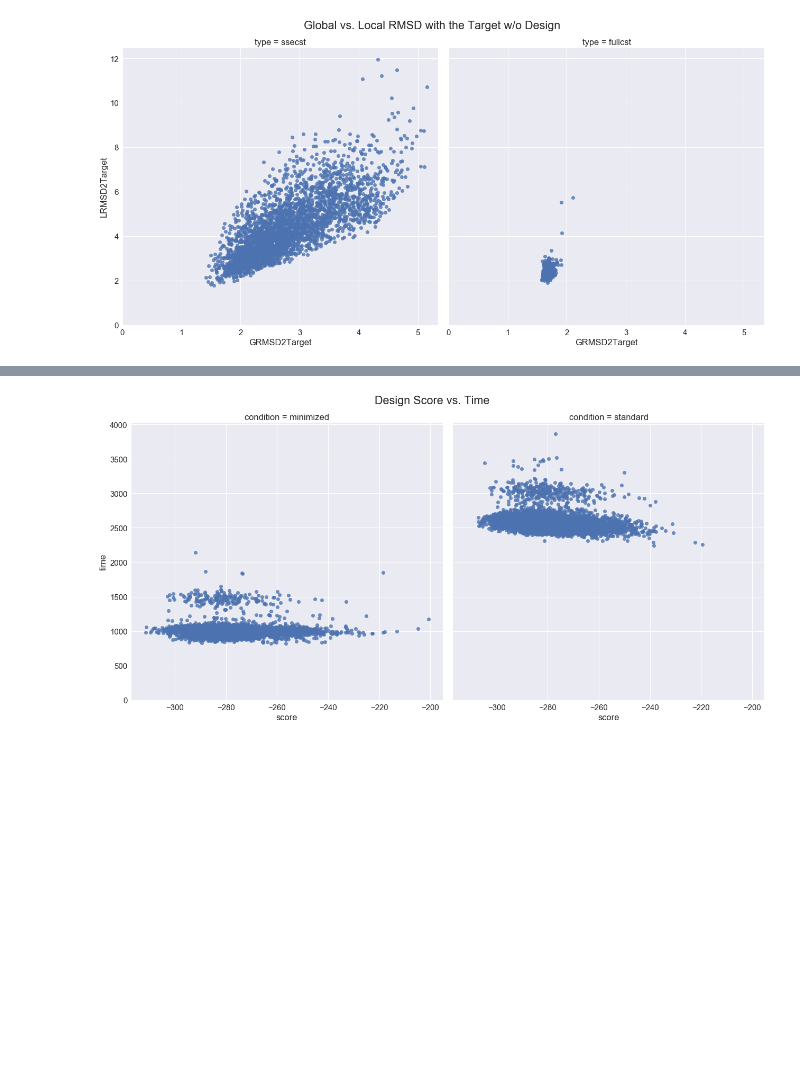
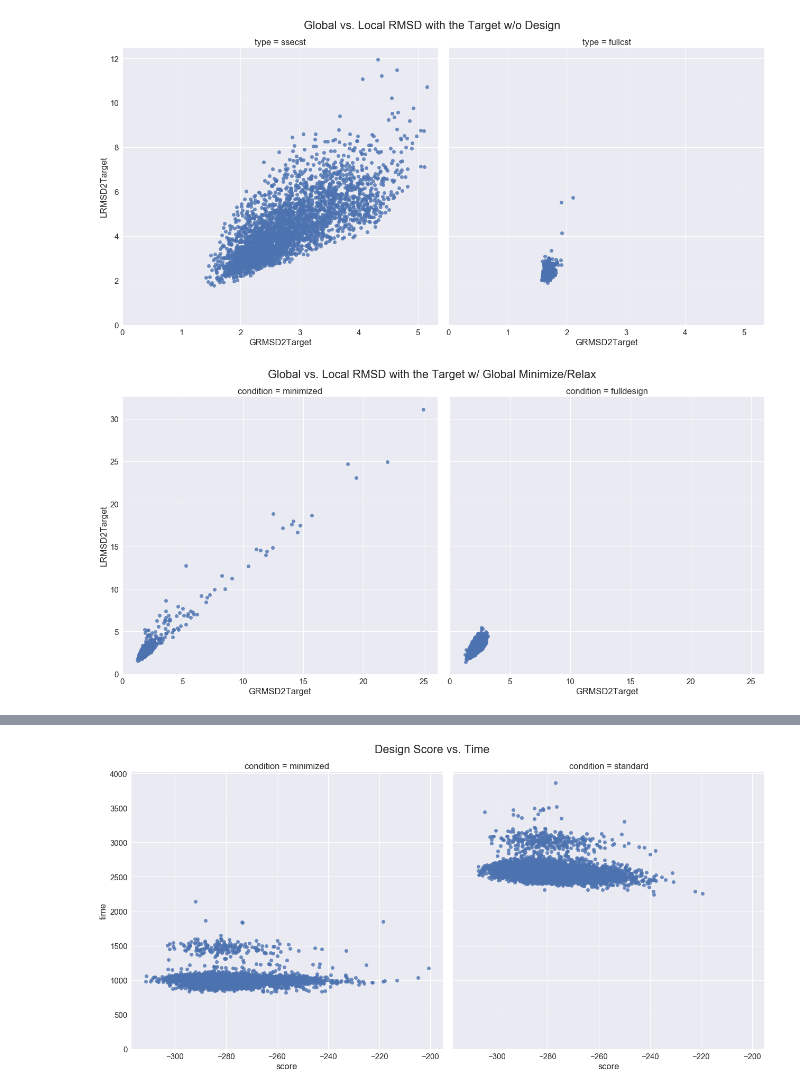
Before and after one commit to jaumebonet/FunFolDesTutorial, a Jupyter notebook: benchmark/scientific/bcl2_analysis.ipynb, the cells around one changed output, grey strips where cells are left out. Drawn from its saved outputs; the diff is of its cells as text; code cells hidden in the pictures; blank space fills up the shorter version.

```diff
--- a/benchmark/scientific/bcl2_analysis.ipynb
+++ b/benchmark/scientific/bcl2_analysis.ipynb
@@ -363,4 +364,16 @@ for experiment in experiments:
 
 dataMIN  = pd.concat(dataframes)
 pdataMIN = pd.concat(plotdataframes)
+# %%
+g = sns.FacetGrid(dataMIN, col="condition", size=9)
+g = g.map(sns.regplot, "GRMSD2Target", "LRMSD2Target", fit_reg=False)
+plt.subplots_adjust(top=0.9)
+g.axes[0,0].set_ylim(0,)
+g.axes[0,0].set_xlim(0,)
+g.axes[0,1].set_ylim(0,)
+g.axes[0,1].set_xlim(0,)
+g.fig.suptitle('Global vs. Local RMSD with the Target w/ Global Minimize/Relax')
+sns.plt.show()
+# %% [output]
+[figure, added]
 # %%
```
Also changed, not shown: parts of 12 cells of this notebook, 4 other files.
